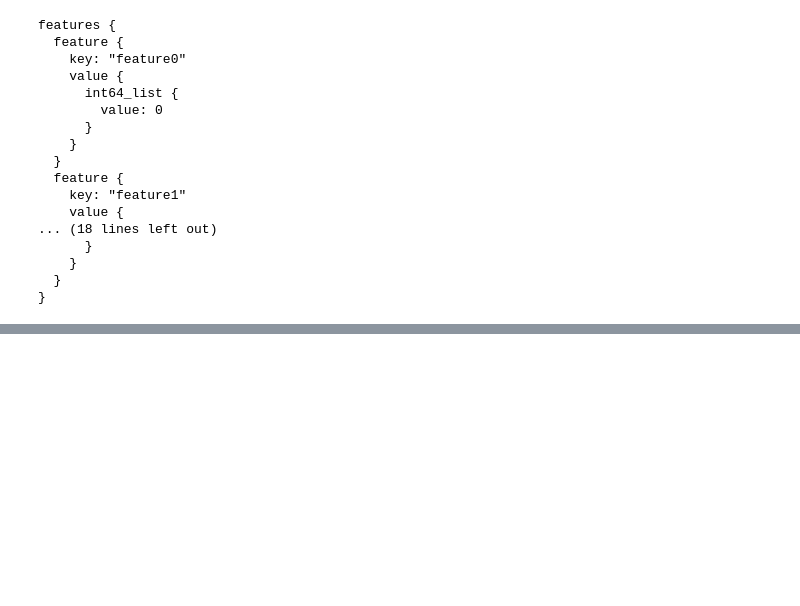
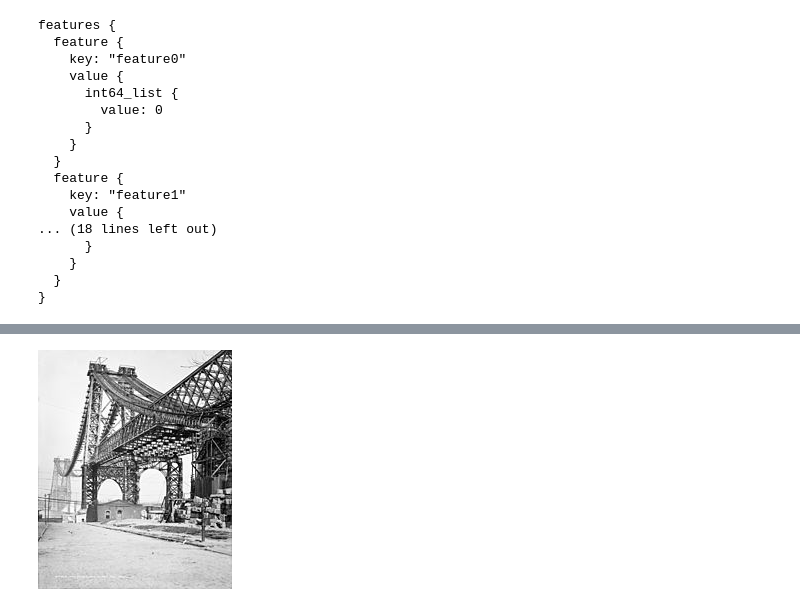
Before and after one commit to jeongdonguk/Tutorial-3.Load-and-preprocess-data, a Jupyter notebook: TFRecord and tf.Example/TFRecord and tf.train.Example.ipynb, the cells around one changed output, grey strips where cells are left out. Saved outputs shown, nothing was run; the diff lists cells and outputs as text; code cells hidden in the pictures; blank space fills up the shorter version.

```diff
--- a/TFRecord and tf.Example/TFRecord and tf.train.Example.ipynb
+++ b/TFRecord and tf.Example/TFRecord and tf.train.Example.ipynb
@@ -247,0 +264,4 @@ features {
+# %%
+PIL.Image.open(williamsburg_bridge)
+# %% [output]
+[figure, added]
```
Also changed, not shown: parts of 17 cells of this notebook.
